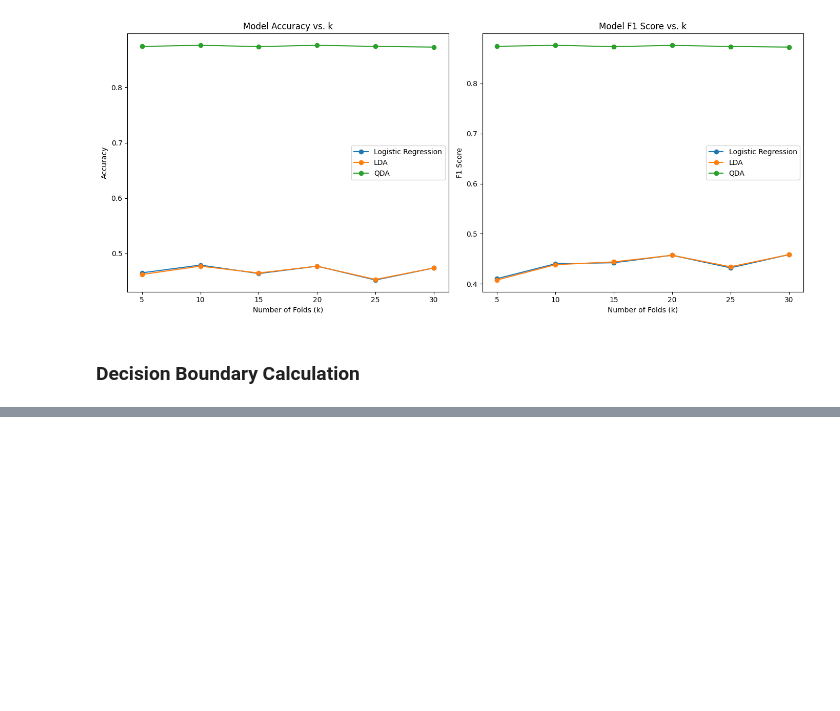
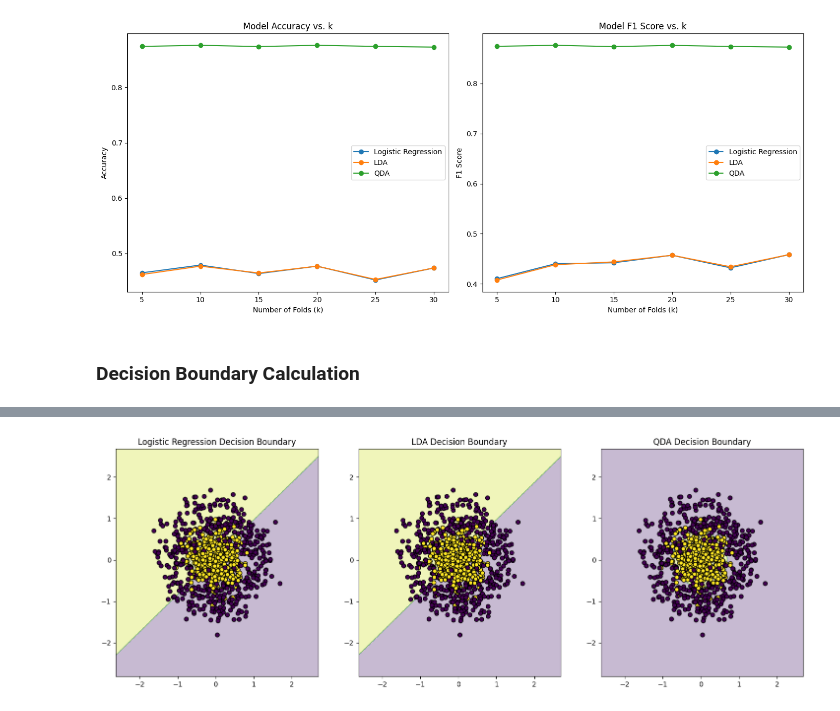
Before and after one commit to Raminyazdani/ml-model-selection-notebook, a Jupyter notebook: ml_model_selection_analysis.ipynb, the cells around one changed output, grey strips where cells are left out. Drawn from its saved outputs; the diff is of its cells as text; code cells hidden in the pictures; blank space fills up the shorter version.

```diff
--- a/ml_model_selection_analysis.ipynb
+++ b/ml_model_selection_analysis.ipynb
@@ -187,0 +196,18 @@ plt.show()
+# %%
+def plot_decision_boundary(model, X, y, ax, title):
+    x_min, x_max = X[:, 0].min() - 1, X[:, 0].max() + 1
+    y_min, y_max = X[:, 1].min() - 1, X[:, 1].max() + 1
+    xx, yy = np.meshgrid(np.arange(x_min, x_max, 0.01), np.arange(y_min, y_max, 0.01))
+    Z = model.predict(np.c_[xx.ravel(), yy.ravel()])
+    Z = Z.reshape(xx.shape)
+    ax.contourf(xx, yy, Z, alpha=0.3)
+    ax.scatter(X[:, 0], X[:, 1], c=y, edgecolors='k', marker='o')
+    ax.set_title(title)
+# %%
+fig, axes = plt.subplots(1, 3, figsize=(18, 6))
+plot_decision_boundary(logistic_regression, X, y, axes[0], "Logistic Regression Decision Boundary")
+plot_decision_boundary(lda, X, y, axes[1], "LDA Decision Boundary")
+plot_decision_boundary(qda, X, y, axes[2], "QDA Decision Boundary")
+plt.show()
+# %% [output]
+[figure, added]
```
Also changed, not shown: parts of 5 cells of this notebook, 1 other file.
